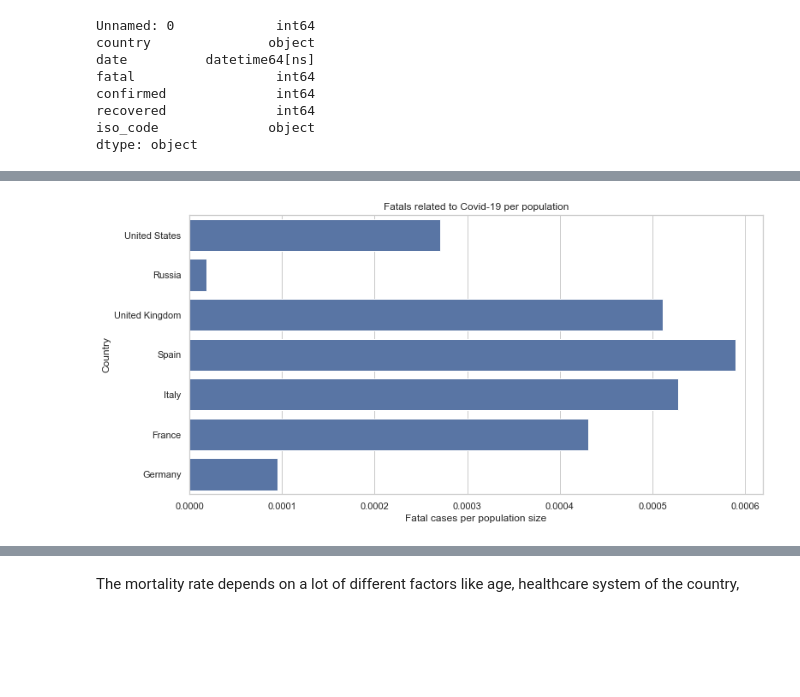
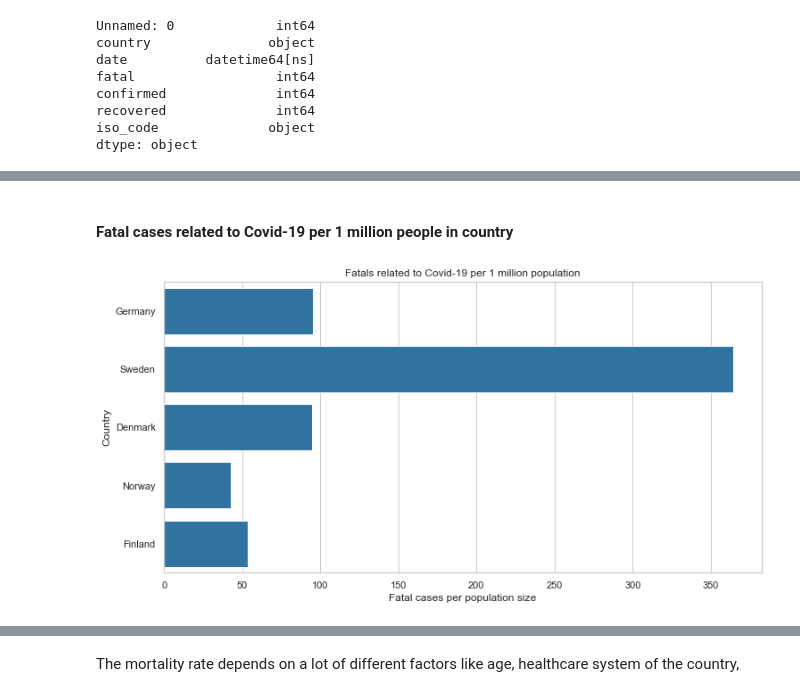
Before and after one commit to AtulSingh-Emyre/AnalysisCovid19, a Jupyter notebook: exploration_Covid19.ipynb, the cells around one changed output, grey strips where cells are left out. Cells and saved outputs as stored; diff of their text form; code cells hidden in the pictures; blank space fills up the shorter version.

Commit message:
feat: Add univariate plots for northern european countries

```diff
--- a/exploration_Covid19.ipynb
+++ b/exploration_Covid19.ipynb
@@ -128,8 +116,4 @@ df_covidCases_today.drop(['Unnamed: 0'], axis=1, inplace=True)
-# %%
-# Feature Engineering
-
-# Create column fatal per confirmed
-df_covidCases_today['fatalPerConfirmed'] = df_covidCases_today.fatal / df_covidCases_today.confirmed
-
-# Create column deaths per 10,000 population
-df_covidCases_today['fatalPerPopulation'] = df_covidCases_today.fatal * () / df_covidCases_today.population
+# %%
+# Drop all countries which are not of interest in this analysis
+
+df_covidCases_today = df_covidCases_today[df_covidCases_today['country'].isin(northern_european)]
@@ -176,0 +170,5 @@ plt.show()
+# %%
+# Feature Engineering
+
+# Create column fatal per confirmed
+df_covidCases_today['confirmedPer1MPopulation'] = df_covidCases_today.fatal * 1000000 / df_covidCases_today.population
@@ -177,23 +233,30 @@ plt.show()
+# %%
+# Feature Engineering
+
+# Create column deaths per 1 million population
+df_covidCases_today['fatalPer1MPopulation'] = df_covidCases_today.fatal *1000000 / df_covidCases_today.population
+# %% [markdown]
+#### Fatal cases related to Covid-19 per 1 million people in country
 # %%
 # Define figure size
 plt.figure(figsize=[12,6])
 
 # Plot barplot with 10 countries of most cases
 sb.barplot(data=df_covidCases_today.sort_values('confirmed', ascending=False).head(10),
-           x='fatalPerPopulation', y='country', color = base_color )
+           x='fatalPer1MPopulation', y='country', color = base_color )
 
 # Set grid for better comparibility
 sb.set(style="whitegrid")
 
 # Write lables and header
 plt.xlabel('Fatal cases per population size')
 plt.ylabel('Country');
-plt.title('Fatals related to Covid-19 per population')
+plt.title('Fatals related to Covid-19 per 1 million population')
 
 #axes = plt.gca()
 #axes.set_xlim([0,160])
 #axes.set_ylim([0,160])
 
 plt.show()
 # %% [output]
-[figure, old version]
+[figure, new version]
```
Also changed, not shown: parts of 34 cells of this notebook, 1 other file.
